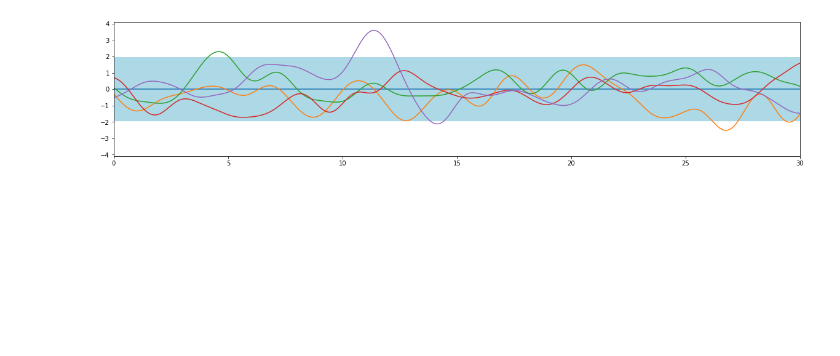
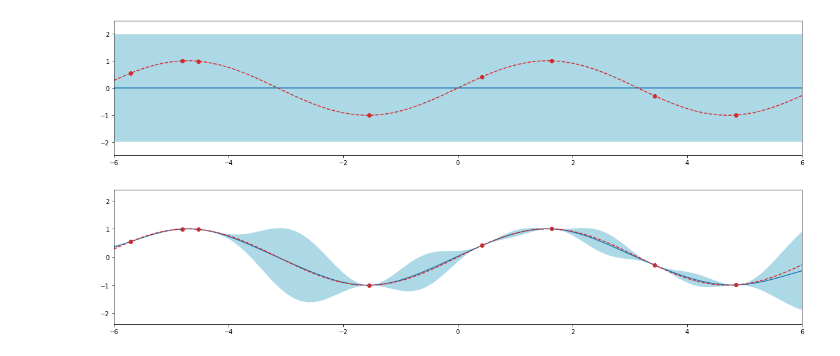
Before and after one commit to EugenHotaj/pytorch-generative, a Jupyter notebook: notebooks/__draft__gaussian_processes.ipynb, the cells around one changed output. Saved outputs shown, nothing was run; the diff lists cells and outputs as text; code cells hidden in the pictures; blank space fills up the shorter version.

Commit message:
Posterior sampling.

```diff
--- a/notebooks/__draft__gaussian_processes.ipynb
+++ b/notebooks/__draft__gaussian_processes.ipynb
@@ -25,18 +6,0 @@ def sausage_plot(X, Y, mu, sigma):
-# %%
-N, K = 1000, 4
-
-def kernel(x):
-    return np.exp(-.5 * spatial.distance.cdist(x, x, 'cityblock')**2)
-
-def sample(x):
-    mu = np.zeros(N)
-    sigma = kernel(x)
-    samples = np.random.multivariate_normal(mean=mu, cov=sigma, size=K)
-    return mu, sigma, samples
-
-X = np.linspace(0, 30, N)
-mu, sigma, Y = sample(X.reshape(-1, 1))
-
-sausage_plot(X, Y, mu, sigma)
-# %% [output]
-[figure, removed]
@@ -42,0 +100,33 @@ sausage_plot(X, Y, mu, sigma)
+# %%
+domain = -6, 6
+n_grid = 100
+n_train = 8
+n_samples = 4
+
+def f(x):
+    return np.sin(x)
+
+grid_x = np.linspace(*domain, n_grid)
+grid_y = f(grid_x)
+train_x = np.random.uniform(*domain, size=(n_train, 1))
+train_y = f(train_x)
+# %%
+mean_fn = np.zeros_like
+
+def cov_fn(left, right):
+    left, right = left.reshape(-1, 1), right.reshape(-1, 1)
+    return np.exp(-.5 * spatial.distance.cdist(left, right, 'cityblock')**2)
+
+gp = GaussianProcess(mean_fn, cov_fn)
+
+# Sample from prior.
+mu, sigma, samples = gp.sample(grid_x.reshape(-1, 1), n_samples)
+sausage_plot(grid_x, None, mu, sigma, f, train_x)
+
+# Sample from posterior.
+gp.fit(train_x, train_y)
+mu, sigma, samples = gp.sample(grid_x.reshape(-1, 1), n_samples)
+sausage_plot(grid_x, None, mu, sigma, f, train_x)
+# %% [output]
+[figure, added]
+[figure, added]
```
Also changed, not shown: parts of 4 cells of this notebook.
